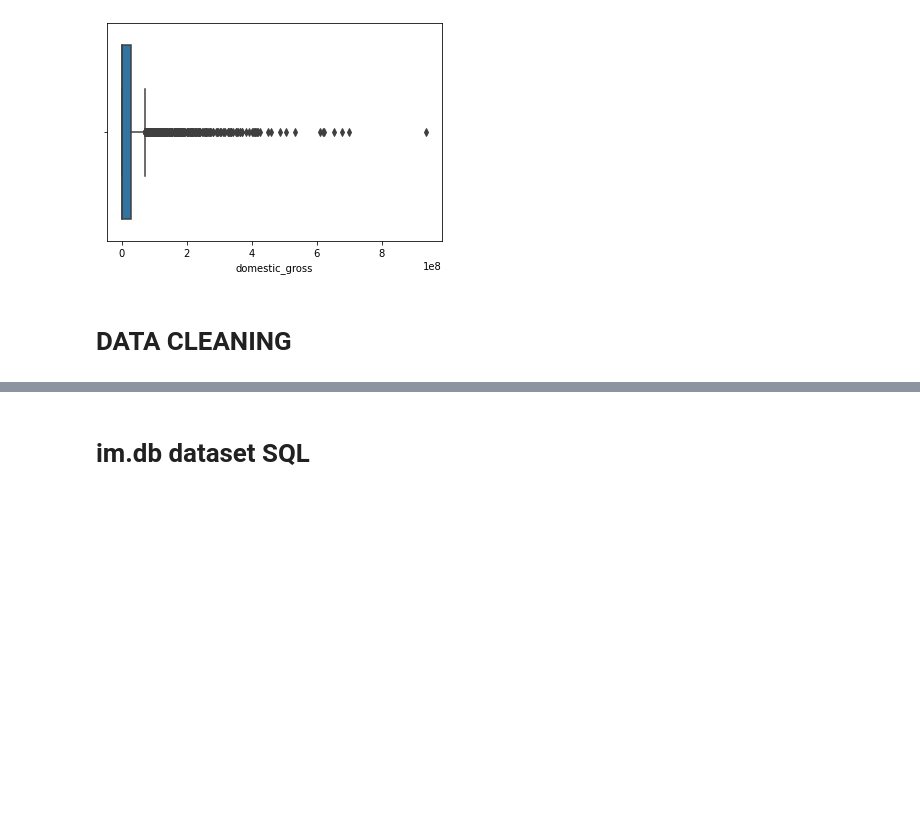
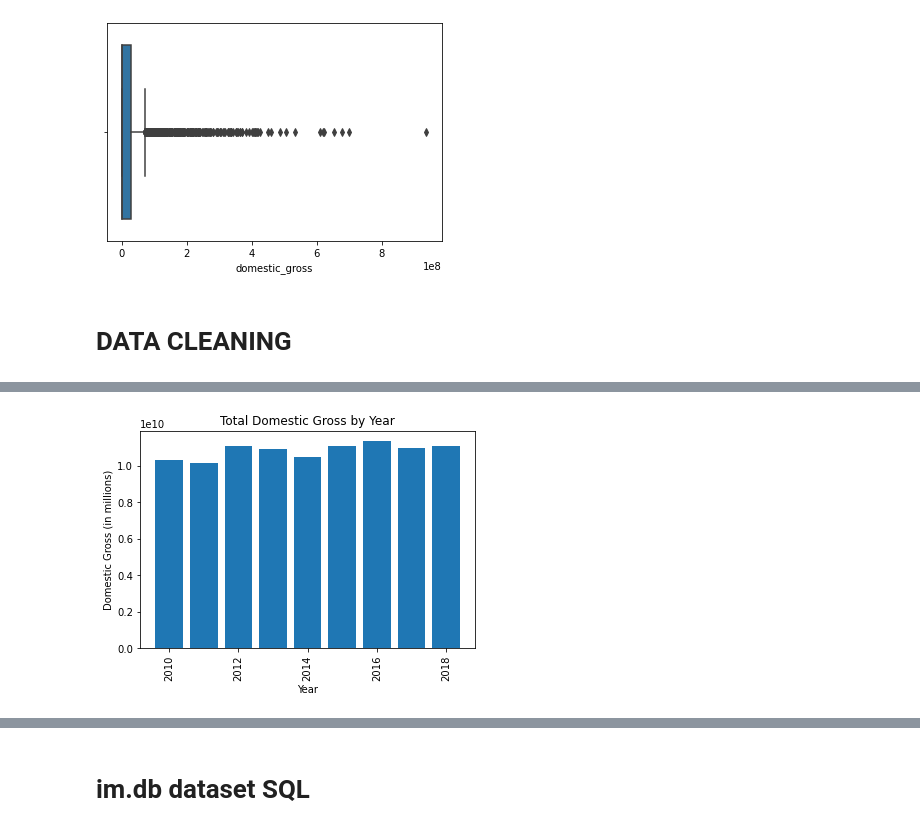
Before and after one commit to williamm243/dsc-phase-1-project-v2-4-new, a Jupyter notebook: Phase_project/student.ipynb, the cells around one changed output, grey strips where cells are left out. Cells and saved outputs as stored; diff of their text form; code cells hidden in the pictures; blank space fills up the shorter version.

```diff
--- a/Phase_project/student.ipynb
+++ b/Phase_project/student.ipynb
@@ -140,0 +199,11 @@ project_data['studio'].fillna(project_data['studio'].mode()[0], inplace = True)
+# %%
+year_data = project_data.groupby('year')['domestic_gross'].sum()
+# %%
+plt.bar(year_data.index, year_data.values)
+plt.xticks(rotation=90)
+plt.xlabel('Year')
+plt.ylabel('Domestic Gross (in millions)')
+plt.title('Total Domestic Gross by Year')
+plt.show()
+# %% [output]
+[figure, added]
```
Also changed, not shown: parts of 52 cells of this notebook.
